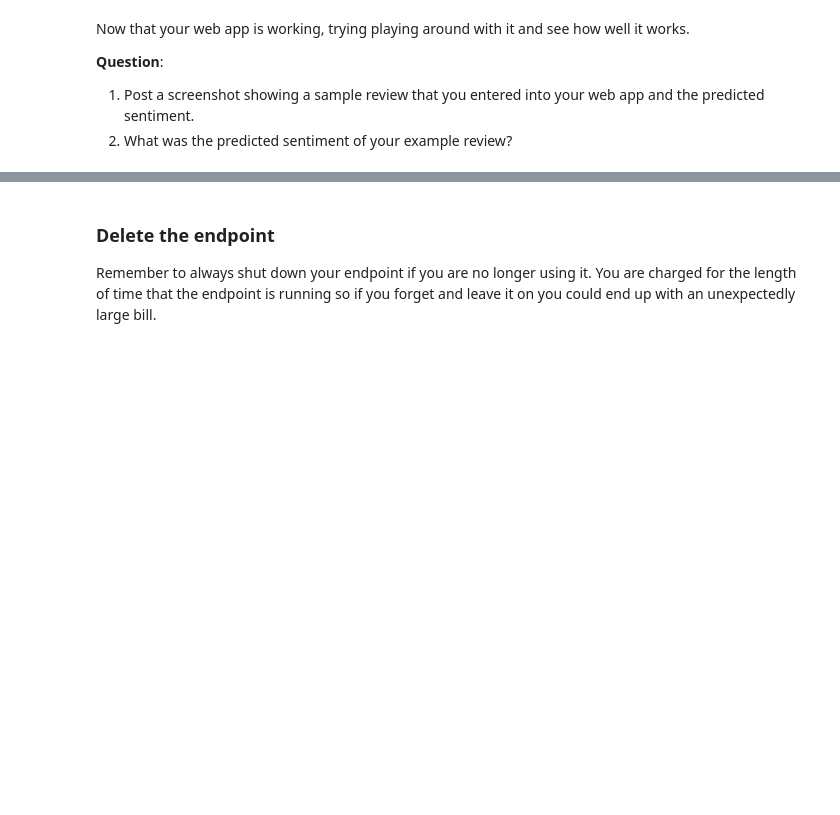
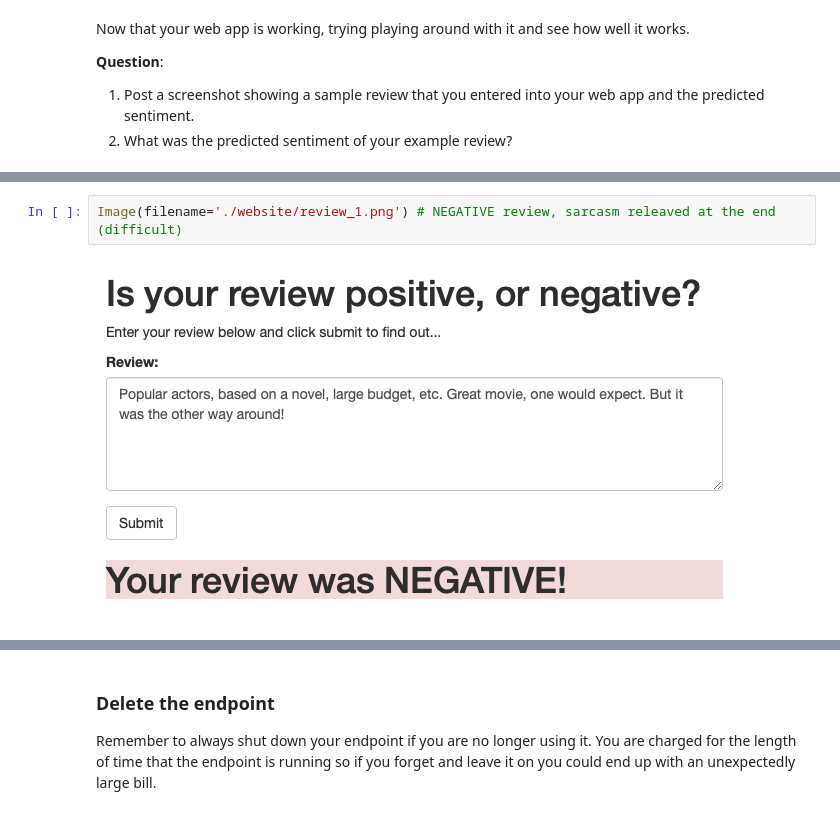
Before and after one commit to mxagar/sentiment_rnn_aws_deployment, a Jupyter notebook: src/SageMaker_Sentiment_Analysis_Project.ipynb, the cells around one changed output, grey strips where cells are left out. Cells and saved outputs as stored; diff of their text form; blank space fills up the shorter version.

```diff
--- a/src/SageMaker_Sentiment_Analysis_Project.ipynb
+++ b/src/SageMaker_Sentiment_Analysis_Project.ipynb
@@ -930,0 +966,4 @@ Image(filename='output.png') # change the screenshot filename
+# %%
+Image(filename='./website/review_1.png') # NEGATIVE review, sarcasm releaved at the end (difficult)
+# %% [output]
+[figure, added]
```
Also changed, not shown: parts of 19 cells of this notebook.
